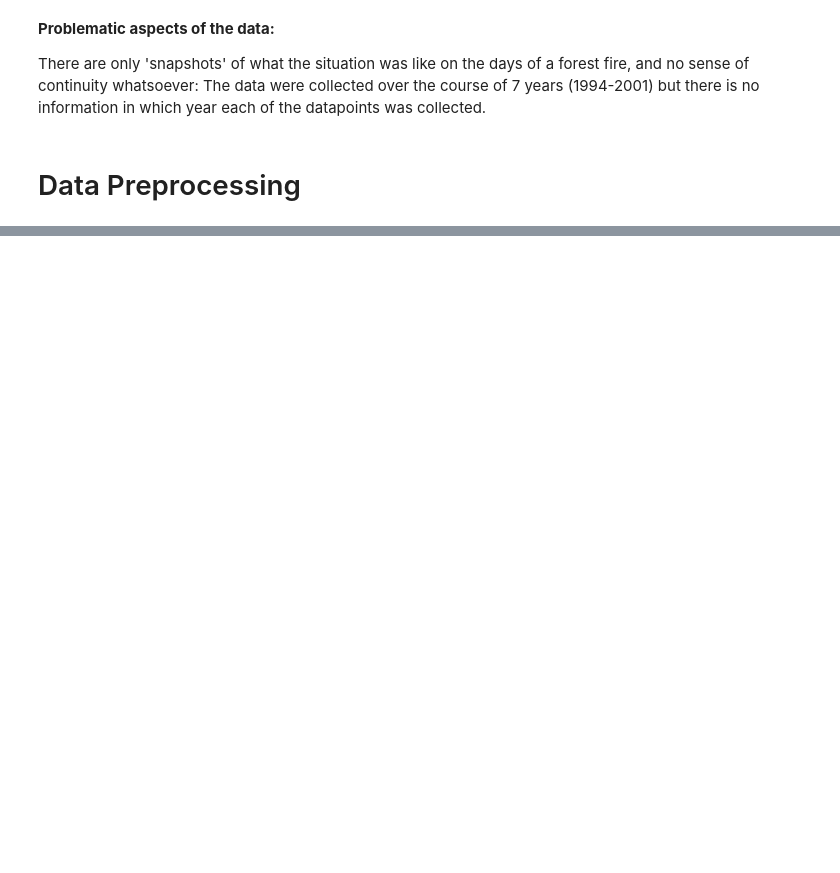
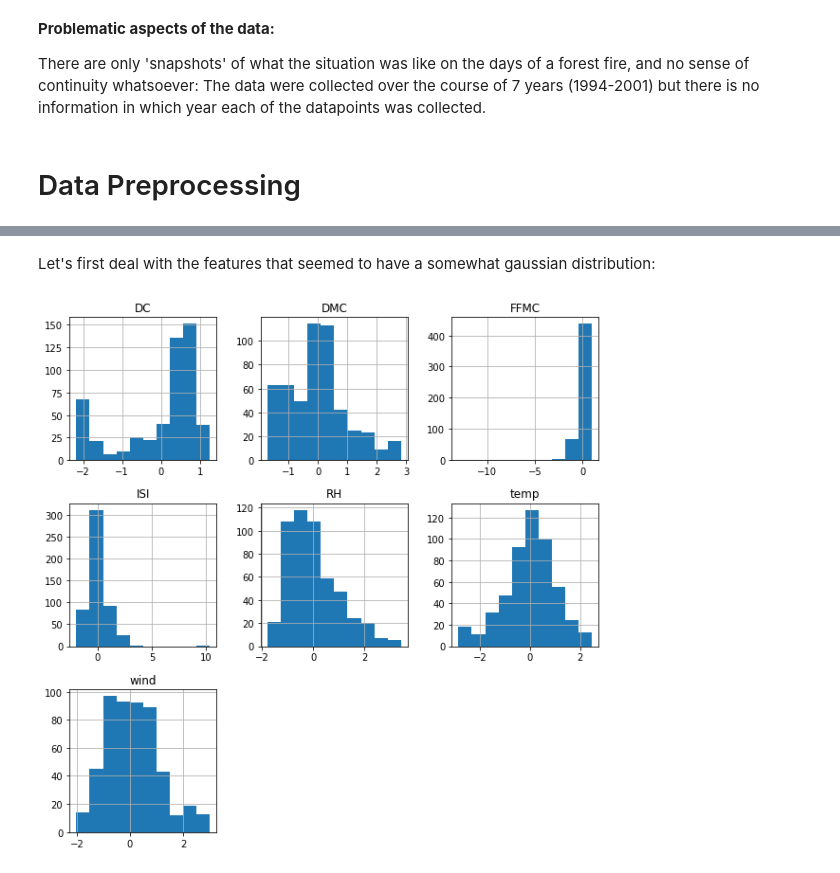
Before and after one commit to laura-riedel/ML-IDA-1-final-project, a Jupyter notebook: src/data_exploration.ipynb, the cells around one changed output, grey strips where cells are left out. Cells and saved outputs as stored; diff of their text form; code cells hidden in the pictures; blank space fills up the shorter version.

```diff
--- a/src/data_exploration.ipynb
+++ b/src/data_exploration.ipynb
@@ -315,0 +265,7 @@ from sklearn.model_selection import train_test_split
+# %% [markdown]
+Let's first deal with the features that seemed to have a somewhat gaussian distribution:
+# %%
+ss_preproc_df = pd.DataFrame(ss.fit_transform(data_df[gaussian_features]), columns=gaussian_features)
+ss_preproc_df.hist(figsize=(10,10));
+# %% [output]
+[figure, added]
```
Also changed, not shown: parts of 33 cells of this notebook, 3 other files.
